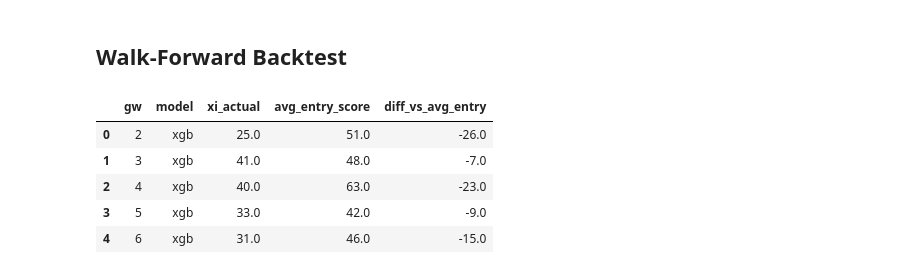
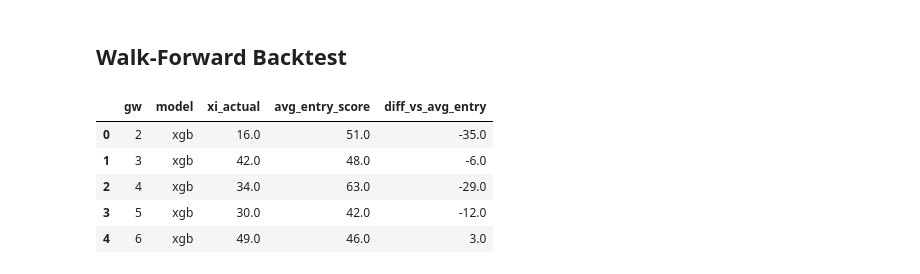
Before and after one commit to Adham-Elzawawi/Fantasy-Premier-League, a Jupyter notebook: FPL.ipynb, the cells around one changed output. Saved outputs shown, nothing was run; the diff lists cells and outputs as text; code cells hidden in the pictures.

```diff
--- a/FPL.ipynb
+++ b/FPL.ipynb
@@ -1063,11 +888,0 @@ pred_df["gw_score"] = pd.to_numeric(pred_df["pred"], errors="coerce").fillna(0)
-# %%
-xi = pick_starting_xi(
-    pred_df,
-    points_col="gw_score",
-    cost_col="now_cost",
-    pos_col="element_type",
-    team_col="team",
-    chance_col="chance_of_playing_this_round",
-    min_chance=1,
-    budget=81.5,
-)
@@ -1123,0 +1008,29 @@ role      player pos team team     opp  cost  pred_gw_pts  gw_score
+# %%
+start_gw = 2
+end_gw = int(pd.to_numeric(player_gw_df["round"], errors="coerce").max())
+
+progress_cat = backtest_model_vs_avg_entry(
+    "cat",
+    player_gw_df=player_gw_df,
+    train_df=train_df,
+    feature_map=feature_map_gw,
+    fx_long=fx_long,
+    events_data=events_data,
+    start_gw=start_gw,
+    end_gw=end_gw,
+    window=window,
+    budget=81.5,
+)
+
+progress_xgb = backtest_model_vs_avg_entry(
+    "xgb",
+    player_gw_df=player_gw_df,
+    train_df=train_df,
+    feature_map=feature_map_gw,
+    fx_long=fx_long,
+    events_data=events_data,
+    start_gw=start_gw,
+    end_gw=end_gw,
+    window=window,
+    budget=81.5,
+)
@@ -1257,7 +1198,6 @@ def backtest_model_vs_avg_entry(
     player_gw_df,
     train_df,
     feature_map,
-    fixtures_df,
     team_event_df,
     events_data,
     start_gw=2,
@@ -1313,40 +1253,38 @@ window = 3
 progress_xgb = backtest_model_vs_avg_entry(
     "xgb",
     player_gw_df=player_gw_df,
     train_df=train_df,
     feature_map=feature_map_gw,
-    fixtures_df=fixtures_df,
     team_event_df=team_event_df,
     events_data=events_data,
     start_gw=start_gw,
     end_gw=end_gw,
     window=window,
     budget=81.5
 )
 
 progress_cat = backtest_model_vs_avg_entry(
     "cat",
     player_gw_df=player_gw_df,
     train_df=train_df,
     feature_map=feature_map_gw,
-    fixtures_df=fixtures_df,
     team_event_df=team_event_df,
     events_data=events_data,
     start_gw=start_gw,
     end_gw=end_gw,
     window=window,
     budget=81.5
 )
 
 progress_all = pd.concat([progress_xgb, progress_cat], ignore_index=True)
 progress_all.head()
 # %% [output]
 |  | gw | model | xi_actual | avg_entry_score | diff_vs_avg_entry |
-| 0 | 2 | xgb | 25.0 | 51.0 | -26.0 |
-| 1 | 3 | xgb | 41.0 | 48.0 | -7.0 |
-| 2 | 4 | xgb | 40.0 | 63.0 | -23.0 |
-| 3 | 5 | xgb | 33.0 | 42.0 | -9.0 |
-| 4 | 6 | xgb | 31.0 | 46.0 | -15.0 |
+| 0 | 2 | xgb | 16.0 | 51.0 | -35.0 |
+| 1 | 3 | xgb | 42.0 | 48.0 | -6.0 |
+| 2 | 4 | xgb | 34.0 | 63.0 | -29.0 |
+| 3 | 5 | xgb | 30.0 | 42.0 | -12.0 |
+| 4 | 6 | xgb | 49.0 | 46.0 | 3.0 |
 # %%
 pivot = progress_all.pivot(index="gw", columns="model", values="diff_vs_avg_entry").dropna()
 
```
Also changed, not shown: parts of 41 cells of this notebook.
